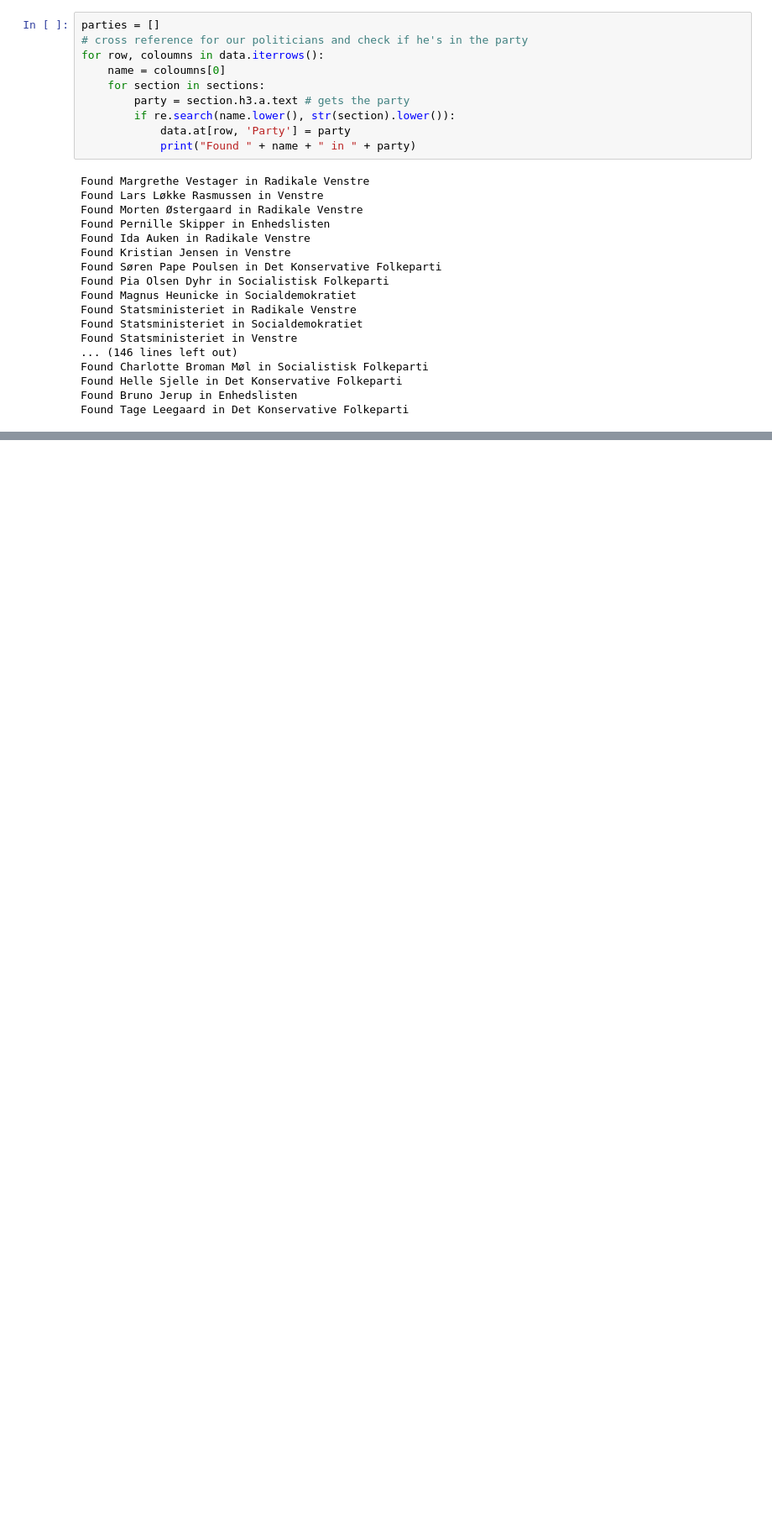
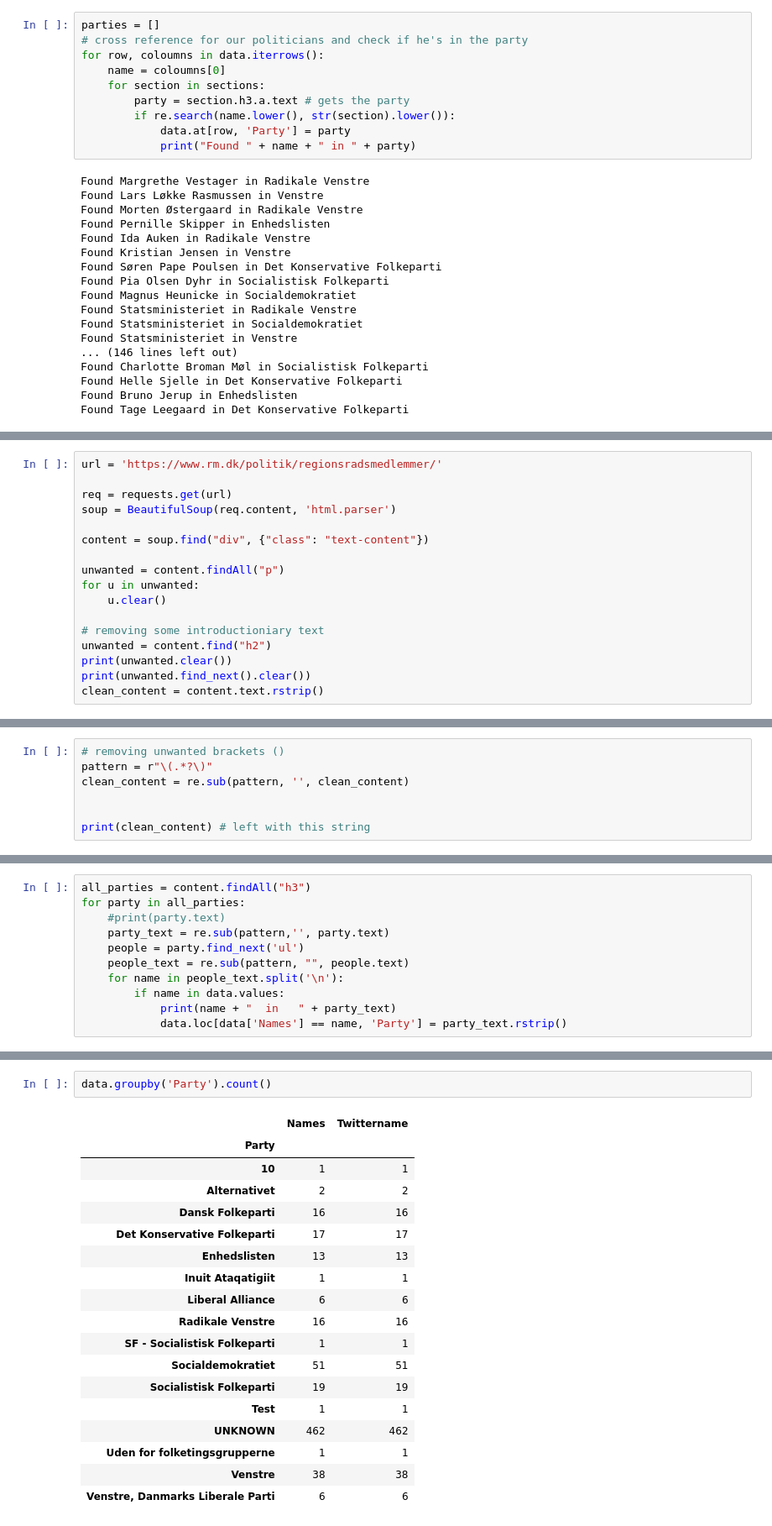
Before and after one commit to 98christianp/politiker, a Jupyter notebook: Code_for_loading_twitter_profiles.ipynb, the cells around one changed output, grey strips where cells are left out. Shown at 84% size. Drawn from its saved outputs; the diff is of its cells as text; blank space fills up the shorter version.

```diff
--- a/Code_for_loading_twitter_profiles.ipynb
+++ b/Code_for_loading_twitter_profiles.ipynb
@@ -201,0 +295,17 @@ data.groupby('Party').count()
+# %%
+url = 'https://www.rm.dk/politik/regionsradsmedlemmer/'
+
+req = requests.get(url)
+soup = BeautifulSoup(req.content, 'html.parser')
+
+content = soup.find("div", {"class": "text-content"})
+
+unwanted = content.findAll("p")
+for u in unwanted:
+    u.clear()
+
+# removing some introductioniary text
+unwanted = content.find("h2")
+print(unwanted.clear())
+print(unwanted.find_next().clear())
+clean_content = content.text.rstrip()
@@ -201,0 +315,7 @@ data.groupby('Party').count()
+# %%
+# removing unwanted brackets ()
+pattern = r"\(.*?\)"
+clean_content = re.sub(pattern, '', clean_content)
+
+
+print(clean_content) # left with this string
@@ -201,0 +340,11 @@ data.groupby('Party').count()
+# %%
+all_parties = content.findAll("h3")
+for party in all_parties:
+    #print(party.text)
+    party_text = re.sub(pattern,'', party.text)
+    people = party.find_next('ul')
+    people_text = re.sub(pattern, "", people.text)
+    for name in people_text.split('\n'):
+        if name in data.values:
+            print(name + "  in   " + party_text)
+            data.loc[data['Names'] == name, 'Party'] = party_text.rstrip()
@@ -202 +369,22 @@ data.groupby('Party').count()
+# %%
+data.groupby('Party').count()
+# %% [output]
+|  | Names | Twittername |
+| Party |  |  |
+| 10 | 1 | 1 |
+| Alternativet | 2 | 2 |
+| Dansk Folkeparti | 16 | 16 |
+| Det Konservative Folkeparti | 17 | 17 |
+| Enhedslisten | 13 | 13 |
+| Inuit Ataqatigiit | 1 | 1 |
+| Liberal Alliance | 6 | 6 |
+| Radikale Venstre | 16 | 16 |
+| SF - Socialistisk Folkeparti | 1 | 1 |
+| Socialdemokratiet | 51 | 51 |
+| Socialistisk Folkeparti | 19 | 19 |
+| Test | 1 | 1 |
+| UNKNOWN | 462 | 462 |
+| Uden for folketingsgrupperne | 1 | 1 |
+| Venstre | 38 | 38 |
+| Venstre, Danmarks Liberale Parti | 6 | 6 |
 # %%
```
Also changed, not shown: parts of 22 cells of this notebook, 1 other file.
